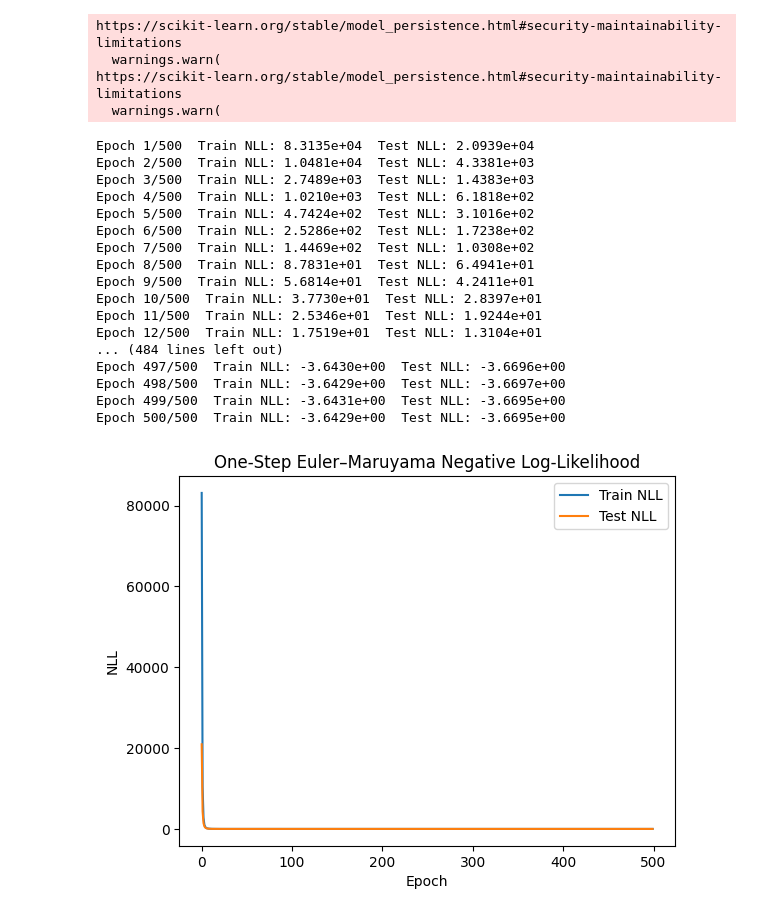
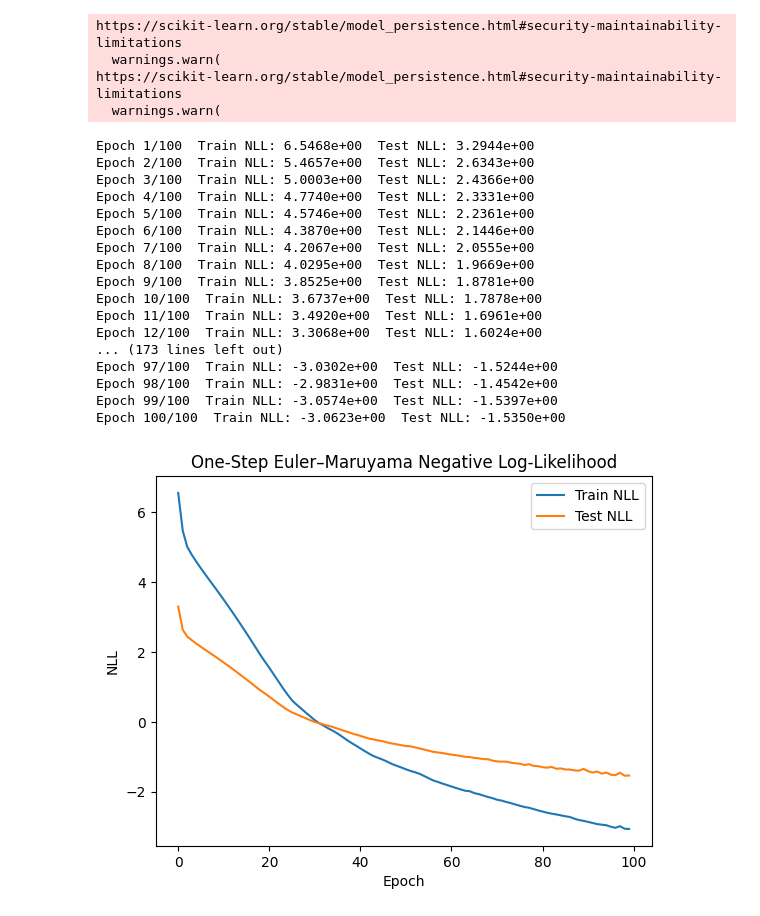
Before and after one commit to yungarjun/deribit_market_model, a Jupyter notebook: neural_sde.ipynb, the cells around one changed output. Drawn from its saved outputs; the diff is of its cells as text; code cells hidden in the pictures.

Commit message:
aggregated data run

```diff
--- a/neural_sde.ipynb
+++ b/neural_sde.ipynb
@@ -1,6 +1,6 @@
 # %%
 import joblib
-outs = joblib.load("outputs/artifacts/algo1_outs.pkl")
+outs = joblib.load("outputs/artifacts/algo1_outs_2025-05-22_1min_agreg.pkl")
 # %% [output]
 https://scikit-learn.org/stable/model_persistence.html#security-maintainability-limitations
   warnings.warn(
@@ -8,38 +8,39 @@ https://scikit-learn.org/stable/model_persistence.html#security-maintainability-
   warnings.warn(
 # %%
 from neural_sde.loss import likelihood_training
-train_losses, test_losses, sde_model, X_train = likelihood_training(
+train_losses, test_losses, model, X_train = likelihood_training(
     outs,
-    n_epochs=500,
-    batch_size=128,
-    lr=1e-3
+    n_epochs=100,
+    batch_size=48,
+    lr=1e-4,
+    data='xi'
 )
 
 import matplotlib.pyplot as plt
 plt.figure()
 plt.plot(train_losses, label="Train NLL")
 plt.plot(test_losses, label="Test NLL")
 plt.title("One-Step Euler–Maruyama Negative Log-Likelihood")
 plt.xlabel("Epoch")
 plt.ylabel("NLL")
 plt.legend()
 plt.show()
 # %% [output]
-Epoch 1/500  Train NLL: 8.3135e+04  Test NLL: 2.0939e+04
-Epoch 2/500  Train NLL: 1.0481e+04  Test NLL: 4.3381e+03
-Epoch 3/500  Train NLL: 2.7489e+03  Test NLL: 1.4383e+03
-Epoch 4/500  Train NLL: 1.0210e+03  Test NLL: 6.1818e+02
-Epoch 5/500  Train NLL: 4.7424e+02  Test NLL: 3.1016e+02
-Epoch 6/500  Train NLL: 2.5286e+02  Test NLL: 1.7238e+02
-Epoch 7/500  Train NLL: 1.4469e+02  Test NLL: 1.0308e+02
-Epoch 8/500  Train NLL: 8.7831e+01  Test NLL: 6.4941e+01
-Epoch 9/500  Train NLL: 5.6814e+01  Test NLL: 4.2411e+01
-Epoch 10/500  Train NLL: 3.7730e+01  Test NLL: 2.8397e+01
-Epoch 11/500  Train NLL: 2.5346e+01  Test NLL: 1.9244e+01
-Epoch 12/500  Train NLL: 1.7519e+01  Test NLL: 1.3104e+01
-... (484 lines left out)
-Epoch 497/500  Train NLL: -3.6430e+00  Test NLL: -3.6696e+00
-Epoch 498/500  Train NLL: -3.6429e+00  Test NLL: -3.6697e+00
-Epoch 499/500  Train NLL: -3.6431e+00  Test NLL: -3.6695e+00
-Epoch 500/500  Train NLL: -3.6429e+00  Test NLL: -3.6695e+00
+Epoch 1/100  Train NLL: 6.5468e+00  Test NLL: 3.2944e+00
+Epoch 2/100  Train NLL: 5.4657e+00  Test NLL: 2.6343e+00
+Epoch 3/100  Train NLL: 5.0003e+00  Test NLL: 2.4366e+00
+Epoch 4/100  Train NLL: 4.7740e+00  Test NLL: 2.3331e+00
+Epoch 5/100  Train NLL: 4.5746e+00  Test NLL: 2.2361e+00
+Epoch 6/100  Train NLL: 4.3870e+00  Test NLL: 2.1446e+00
+Epoch 7/100  Train NLL: 4.2067e+00  Test NLL: 2.0555e+00
+Epoch 8/100  Train NLL: 4.0295e+00  Test NLL: 1.9669e+00
+Epoch 9/100  Train NLL: 3.8525e+00  Test NLL: 1.8781e+00
+Epoch 10/100  Train NLL: 3.6737e+00  Test NLL: 1.7878e+00
+Epoch 11/100  Train NLL: 3.4920e+00  Test NLL: 1.6961e+00
+Epoch 12/100  Train NLL: 3.3068e+00  Test NLL: 1.6024e+00
+... (173 lines left out)
+Epoch 97/100  Train NLL: -3.0302e+00  Test NLL: -1.5244e+00
+Epoch 98/100  Train NLL: -2.9831e+00  Test NLL: -1.4542e+00
+Epoch 99/100  Train NLL: -3.0574e+00  Test NLL: -1.5397e+00
+Epoch 100/100  Train NLL: -3.0623e+00  Test NLL: -1.5350e+00
-[figure, old version]
+[figure, new version]
```
Also changed, not shown: parts of 3 cells of this notebook, 10 other files.
